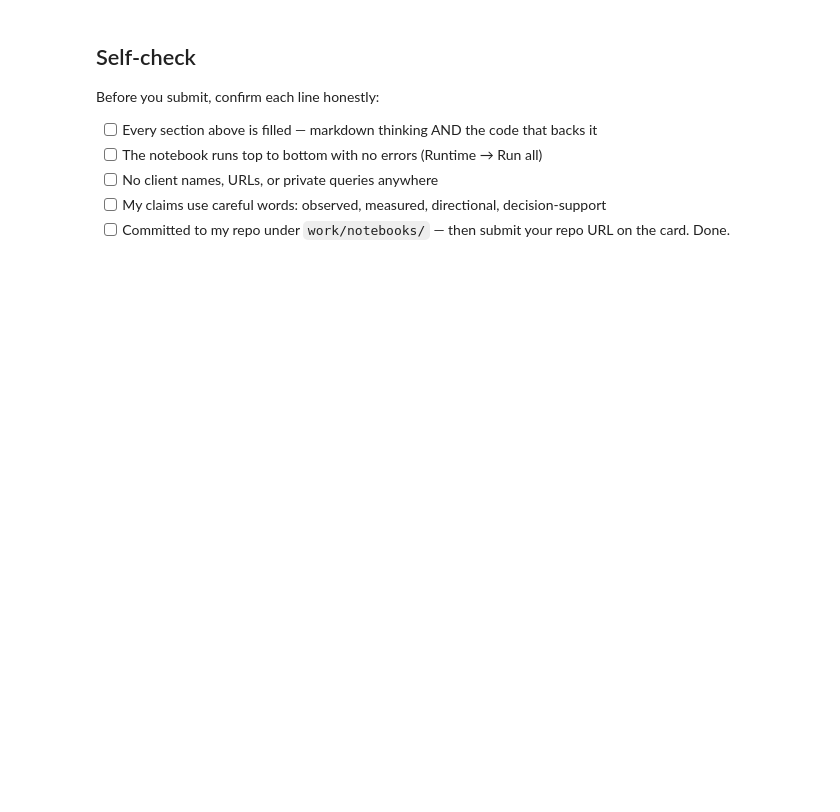
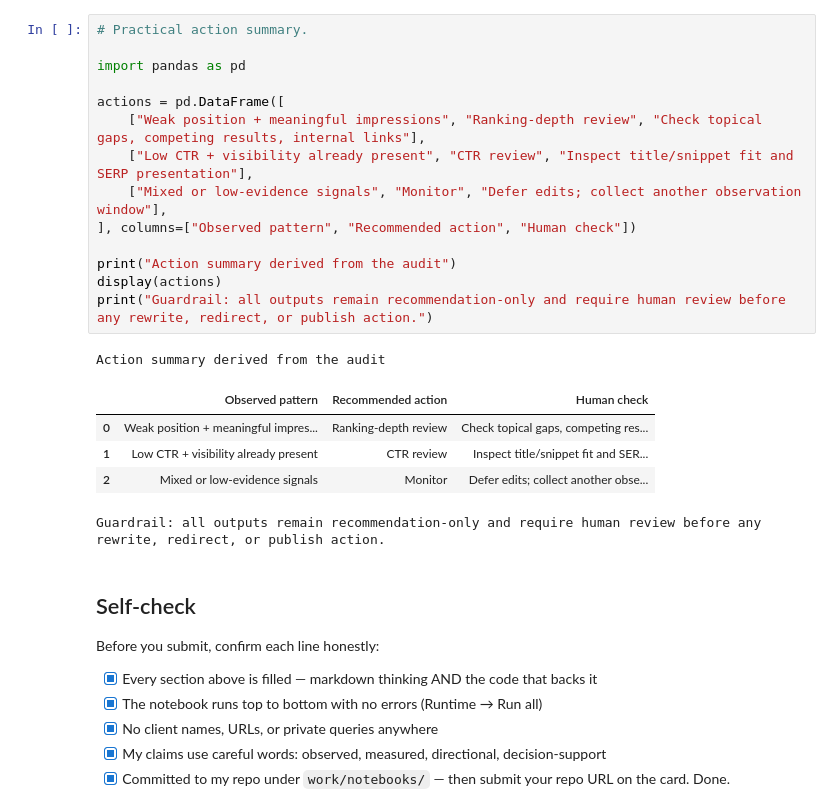
Before and after one commit to kbhutto256/flyrank-ml-internship, a Jupyter notebook: work/notebooks/w04_signal_audit.ipynb, the cells around one changed output. Drawn from its saved outputs; the diff is of its cells as text; blank space fills up the shorter version.

```diff
--- a/work/notebooks/w04_signal_audit.ipynb
+++ b/work/notebooks/w04_signal_audit.ipynb
@@ -37,10 +189,31 @@ This skeleton is yours to fill. Work the sections **in order** — each one has
+# %%
+# Practical action summary.
+
+import pandas as pd
+
+actions = pd.DataFrame([
+    ["Weak position + meaningful impressions", "Ranking-depth review", "Check topical gaps, competing results, internal links"],
+    ["Low CTR + visibility already present", "CTR review", "Inspect title/snippet fit and SERP presentation"],
+    ["Mixed or low-evidence signals", "Monitor", "Defer edits; collect another observation window"],
+], columns=["Observed pattern", "Recommended action", "Human check"])
+
+print("Action summary derived from the audit")
+display(actions)
+print("Guardrail: all outputs remain recommendation-only and require human review before any rewrite, redirect, or publish action.")
+# %% [output]
+Action summary derived from the audit
+|  | Observed pattern | Recommended action | Human check |
+| 0 | Weak position + meaningful impres... | Ranking-depth review | Check topical gaps, competing res... |
+| 1 | Low CTR + visibility already present | CTR review | Inspect title/snippet fit and SER... |
+| 2 | Mixed or low-evidence signals | Monitor | Defer edits; collect another obse... |
+Guardrail: all outputs remain recommendation-only and require human review before any rewrite, redirect, or publish action.
 # %% [markdown]
 ## Self-check
 
 Before you submit, confirm each line honestly:
 
-- [ ] Every section above is filled — markdown thinking AND the code that backs it
-- [ ] The notebook runs top to bottom with no errors (Runtime → Run all)
-- [ ] No client names, URLs, or private queries anywhere
-- [ ] My claims use careful words: observed, measured, directional, decision-support
-- [ ] Committed to my repo under `work/notebooks/` — then submit your repo URL on the card. Done.
+- [x] Every section above is filled — markdown thinking AND the code that backs it
+- [x] The notebook runs top to bottom with no errors (Runtime → Run all)
+- [x] No client names, URLs, or private queries anywhere
+- [x] My claims use careful words: observed, measured, directional, decision-support
+- [x] Committed to my repo under `work/notebooks/` — then submit your repo URL on the card. Done.
```
Also changed, not shown: parts of 15 cells of this notebook.
